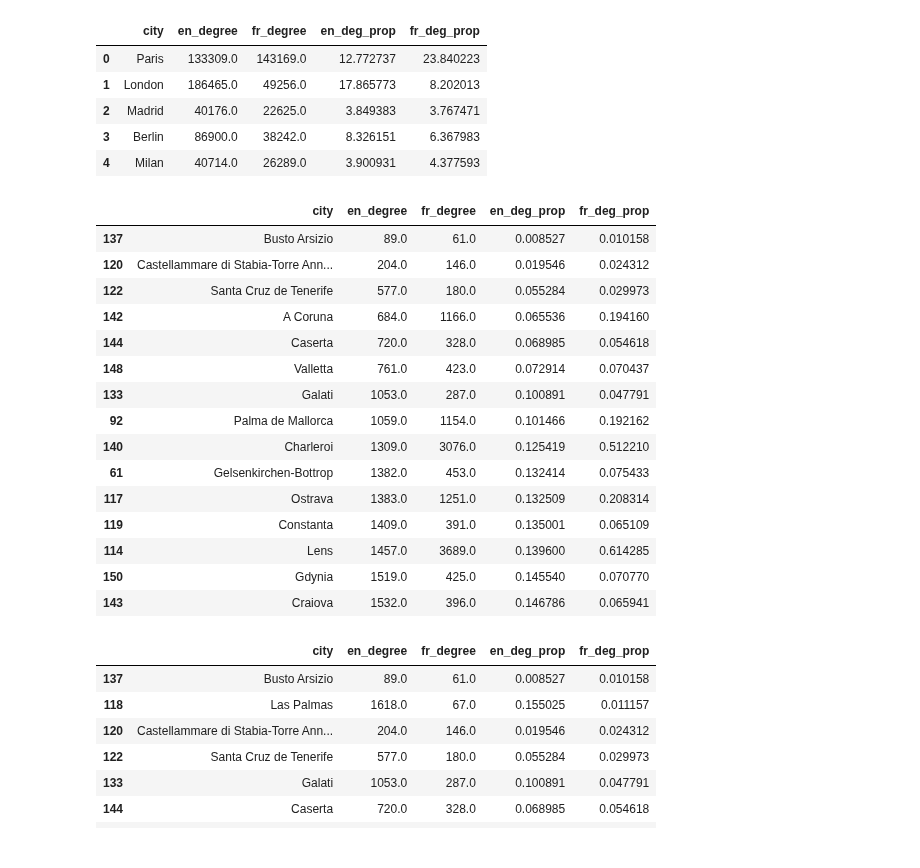
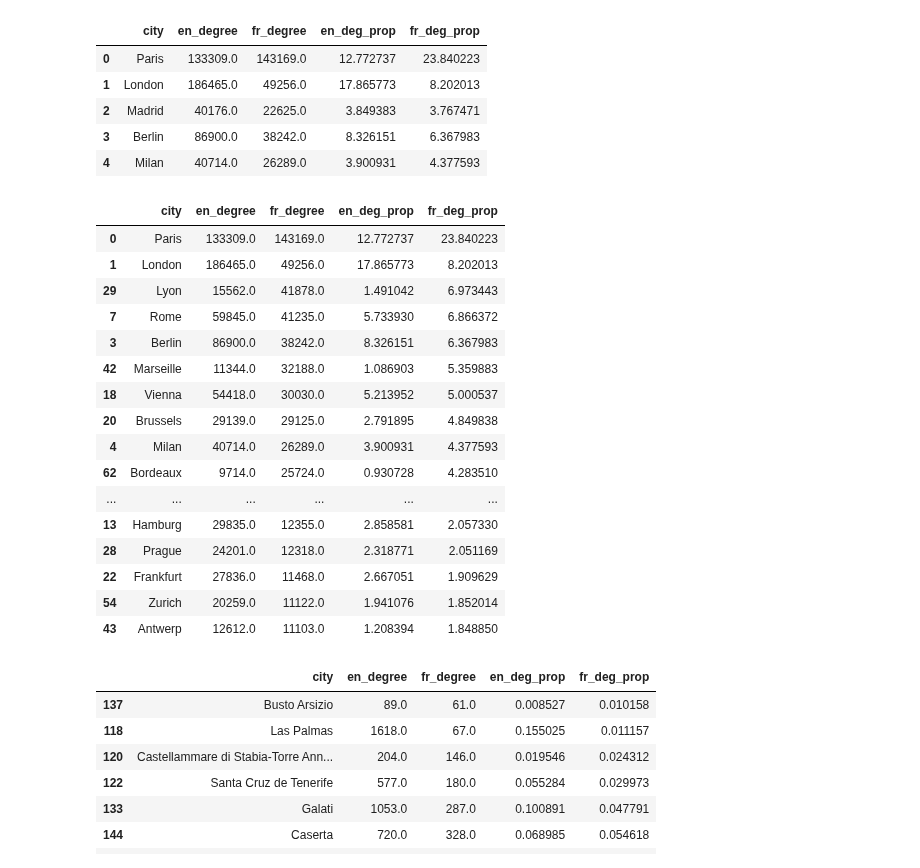
Before and after one commit to seriousdeejay/citynet, a Jupyter notebook: src/analyses/Brecht/06_comparing.ipynb, the cells around one changed output. Cells and saved outputs as stored; diff of their text form; code cells hidden in the pictures.

```diff
--- a/src/analyses/Brecht/06_comparing.ipynb
+++ b/src/analyses/Brecht/06_comparing.ipynb
@@ -111,21 +111,23 @@ df_cities.head()
 | 3 | Berlin | 86900.0 | 38242.0 | 8.326151 | 6.367983 |
 | 4 | Milan | 40714.0 | 26289.0 | 3.900931 | 4.377593 |
 # %%
-df_cities.sort_values('en_deg_prop', ascending=True).head(15)
+save = df_cities.sort_values('fr_deg_prop', ascending=False).head(30)
+save
 # %% [output]
 |  | city | en_degree | fr_degree | en_deg_prop | fr_deg_prop |
-| 137 | Busto Arsizio | 89.0 | 61.0 | 0.008527 | 0.010158 |
-| 120 | Castellammare di Stabia-Torre Ann... | 204.0 | 146.0 | 0.019546 | 0.024312 |
-| 122 | Santa Cruz de Tenerife | 577.0 | 180.0 | 0.055284 | 0.029973 |
-| 142 | A Coruna | 684.0 | 1166.0 | 0.065536 | 0.194160 |
-| 144 | Caserta | 720.0 | 328.0 | 0.068985 | 0.054618 |
-| 148 | Valletta | 761.0 | 423.0 | 0.072914 | 0.070437 |
-| 133 | Galati | 1053.0 | 287.0 | 0.100891 | 0.047791 |
-| 92 | Palma de Mallorca | 1059.0 | 1154.0 | 0.101466 | 0.192162 |
-| 140 | Charleroi | 1309.0 | 3076.0 | 0.125419 | 0.512210 |
-| 61 | Gelsenkirchen-Bottrop | 1382.0 | 453.0 | 0.132414 | 0.075433 |
-| 117 | Ostrava | 1383.0 | 1251.0 | 0.132509 | 0.208314 |
-| 119 | Constanta | 1409.0 | 391.0 | 0.135001 | 0.065109 |
-| 114 | Lens | 1457.0 | 3689.0 | 0.139600 | 0.614285 |
-| 150 | Gdynia | 1519.0 | 425.0 | 0.145540 | 0.070770 |
-| 143 | Craiova | 1532.0 | 396.0 | 0.146786 | 0.065941 |
+| 0 | Paris | 133309.0 | 143169.0 | 12.772737 | 23.840223 |
+| 1 | London | 186465.0 | 49256.0 | 17.865773 | 8.202013 |
+| 29 | Lyon | 15562.0 | 41878.0 | 1.491042 | 6.973443 |
+| 7 | Rome | 59845.0 | 41235.0 | 5.733930 | 6.866372 |
+| 3 | Berlin | 86900.0 | 38242.0 | 8.326151 | 6.367983 |
+| 42 | Marseille | 11344.0 | 32188.0 | 1.086903 | 5.359883 |
+| 18 | Vienna | 54418.0 | 30030.0 | 5.213952 | 5.000537 |
+| 20 | Brussels | 29139.0 | 29125.0 | 2.791895 | 4.849838 |
+| 4 | Milan | 40714.0 | 26289.0 | 3.900931 | 4.377593 |
+| 62 | Bordeaux | 9714.0 | 25724.0 | 0.930728 | 4.283510 |
+| ... | ... | ... | ... | ... | ... |
+| 13 | Hamburg | 29835.0 | 12355.0 | 2.858581 | 2.057330 |
+| 28 | Prague | 24201.0 | 12318.0 | 2.318771 | 2.051169 |
+| 22 | Frankfurt | 27836.0 | 11468.0 | 2.667051 | 1.909629 |
+| 54 | Zurich | 20259.0 | 11122.0 | 1.941076 | 1.852014 |
+| 43 | Antwerp | 12612.0 | 11103.0 | 1.208394 | 1.848850 |
```
Also changed, not shown: parts of 1 cell of this notebook, 4 other files.
